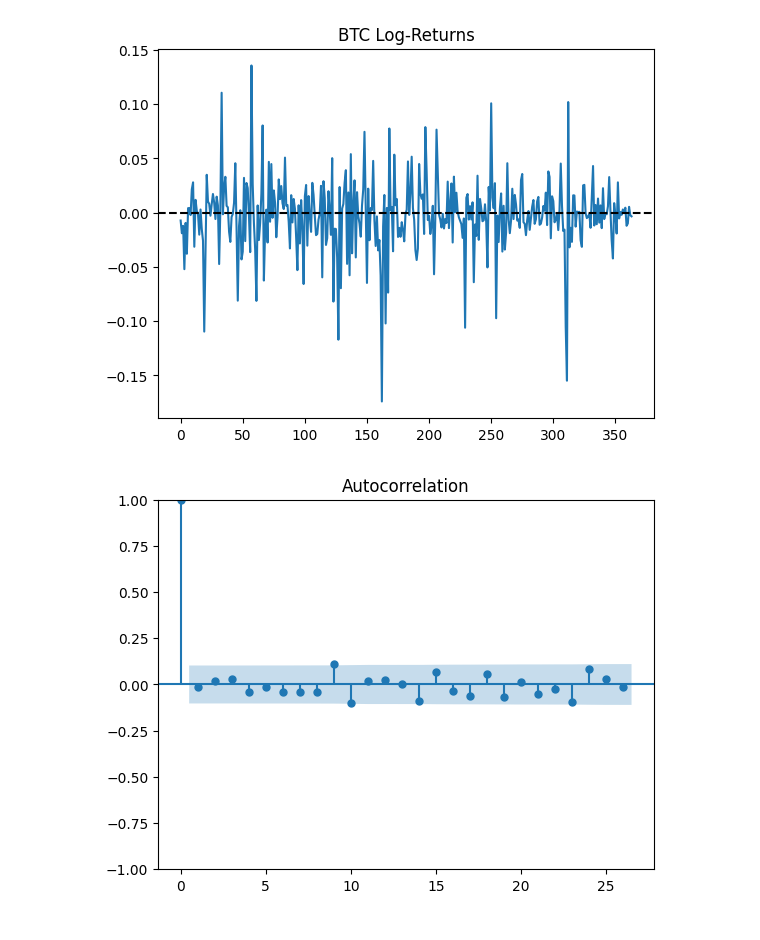
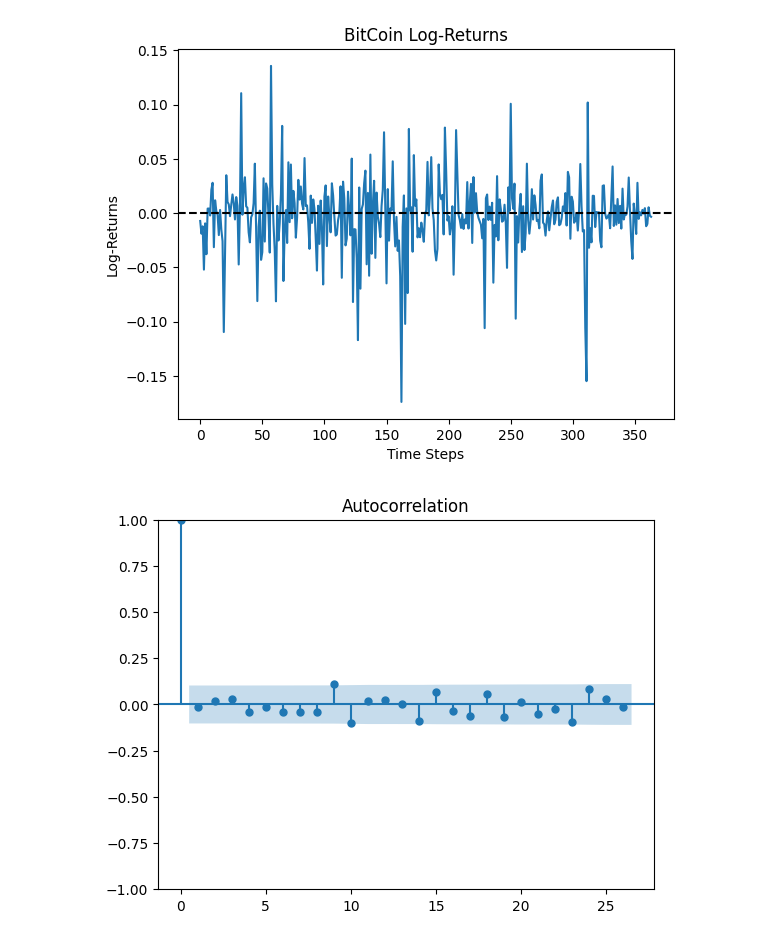
Before and after one commit to cferggie/Predicting-Bitcoin-Returns-with-Long-Short-Term-Memory-LSTM-Neural-Networks, a Jupyter notebook: ARIMA.ipynb, the cells around one changed output. Saved outputs shown, nothing was run; the diff lists cells and outputs as text; code cells hidden in the pictures.

```diff
--- a/ARIMA.ipynb
+++ b/ARIMA.ipynb
@@ -23,14 +23,16 @@ ts = pd.read_csv(data_path)
 # %%
 ts = ts["Close"].values
 ts_log = np.log(ts)
 returns = np.diff(ts_log)
 
 plt.plot(returns)
 plt.axhline(y=0, c="black", linestyle="--")
-plt.title("BTC Log-Returns")
+plt.title("BitCoin Log-Returns")
+plt.xlabel('Time Steps')
+plt.ylabel('Log-Returns')
 plt.show()
 # %% [output]
-[figure, old version]
+[figure, new version]
 # %%
 plot_acf(returns)
 plt.show()
```
Also changed, not shown: parts of 5 cells of this notebook.
